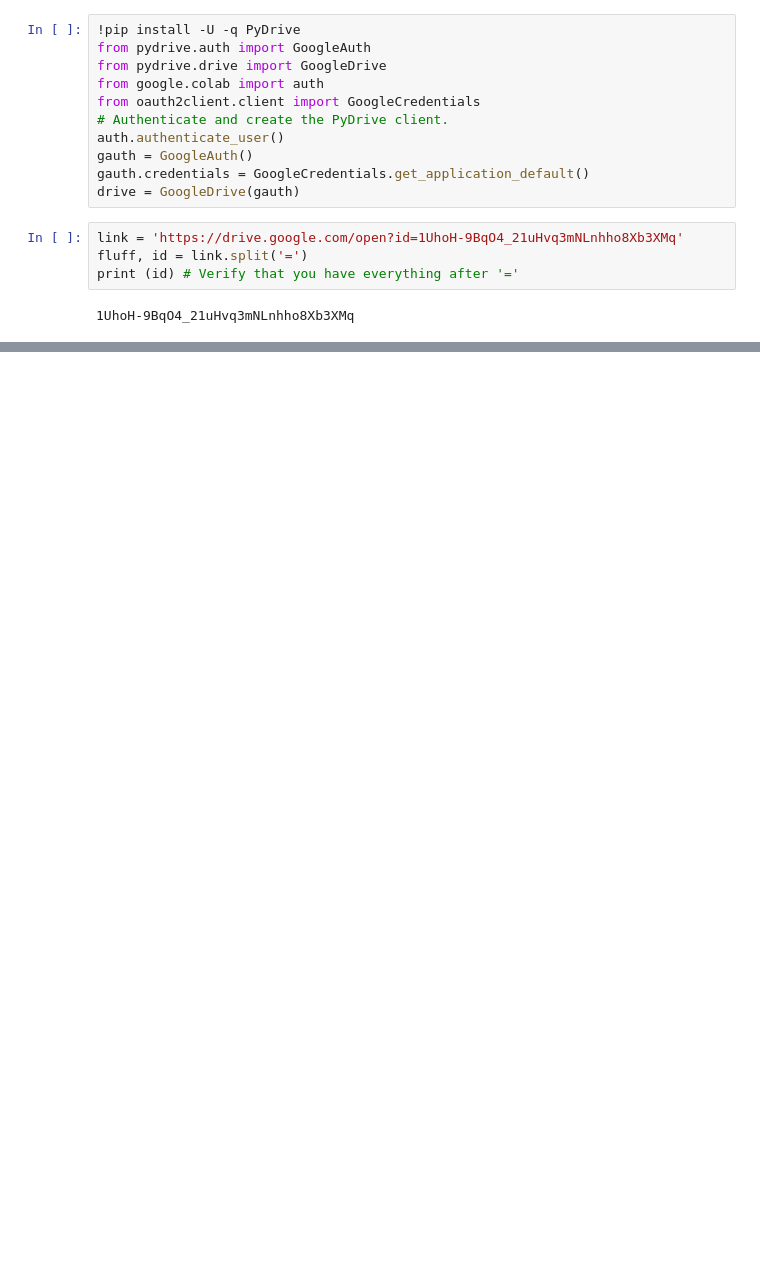
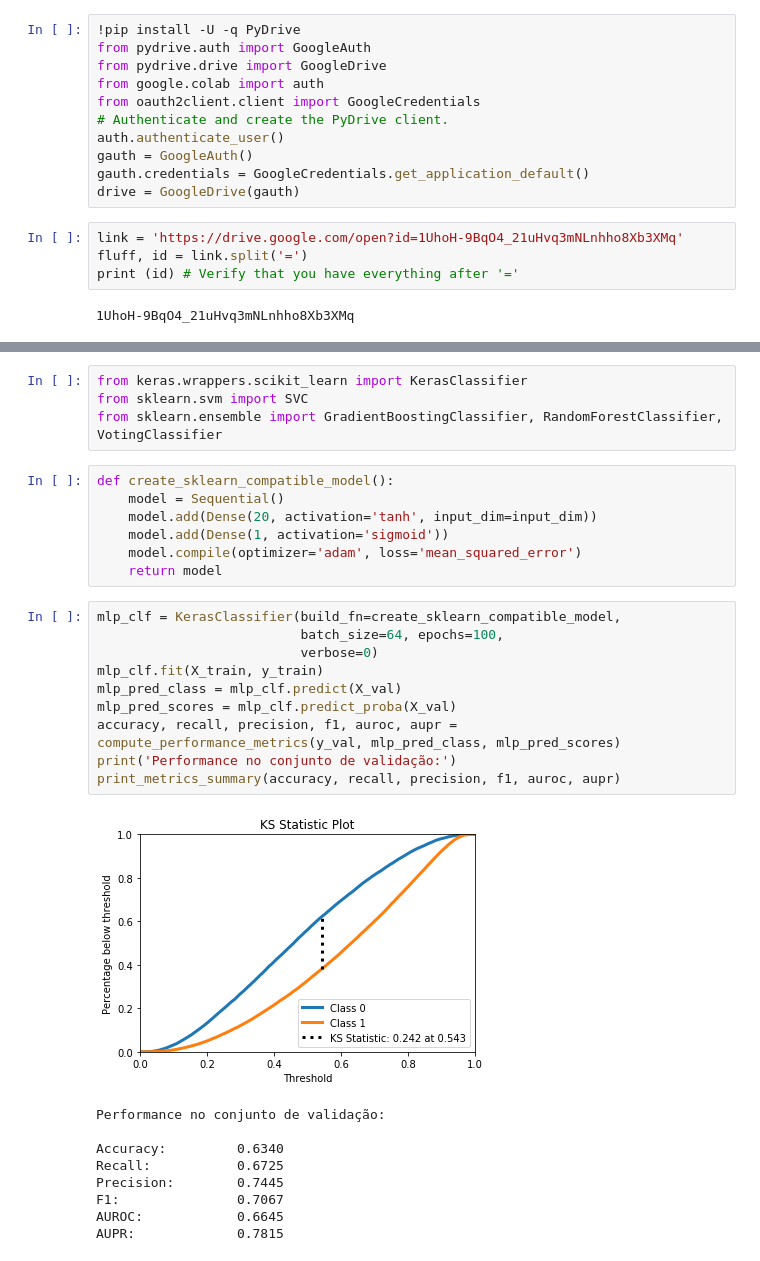
Before and after one commit to glm97/Projeto-Redes_Neurais, a Jupyter notebook: projeto_cml2_glm.ipynb, the cells around one changed output, grey strips where cells are left out. Saved outputs shown, nothing was run; the diff lists cells and outputs as text; blank space fills up the shorter version.

```diff
--- a/projeto_cml2_glm.ipynb
+++ b/projeto_cml2_glm.ipynb
@@ -104,0 +373,31 @@ X_test = scaler.transform(X_test)
+# %%
+from keras.wrappers.scikit_learn import KerasClassifier
+from sklearn.svm import SVC
+from sklearn.ensemble import GradientBoostingClassifier, RandomForestClassifier, VotingClassifier
+# %%
+def create_sklearn_compatible_model():
+    model = Sequential()
+    model.add(Dense(20, activation='tanh', input_dim=input_dim))
+    model.add(Dense(1, activation='sigmoid'))
+    model.compile(optimizer='adam', loss='mean_squared_error')
+    return model
+# %%
+mlp_clf = KerasClassifier(build_fn=create_sklearn_compatible_model,
+                          batch_size=64, epochs=100,
+                          verbose=0)
+mlp_clf.fit(X_train, y_train)
+mlp_pred_class = mlp_clf.predict(X_val)
+mlp_pred_scores = mlp_clf.predict_proba(X_val)
+accuracy, recall, precision, f1, auroc, aupr = compute_performance_metrics(y_val, mlp_pred_class, mlp_pred_scores)
+print('Performance no conjunto de validação:')
+print_metrics_summary(accuracy, recall, precision, f1, auroc, aupr)
+# %% [output]
+[figure, added]
+Performance no conjunto de validação:
+
+Accuracy:         0.6340
+Recall:           0.6725
+Precision:        0.7445
+F1:               0.7067
+AUROC:            0.6645
+AUPR:             0.7815
```
Also changed, not shown: parts of 36 cells of this notebook.
